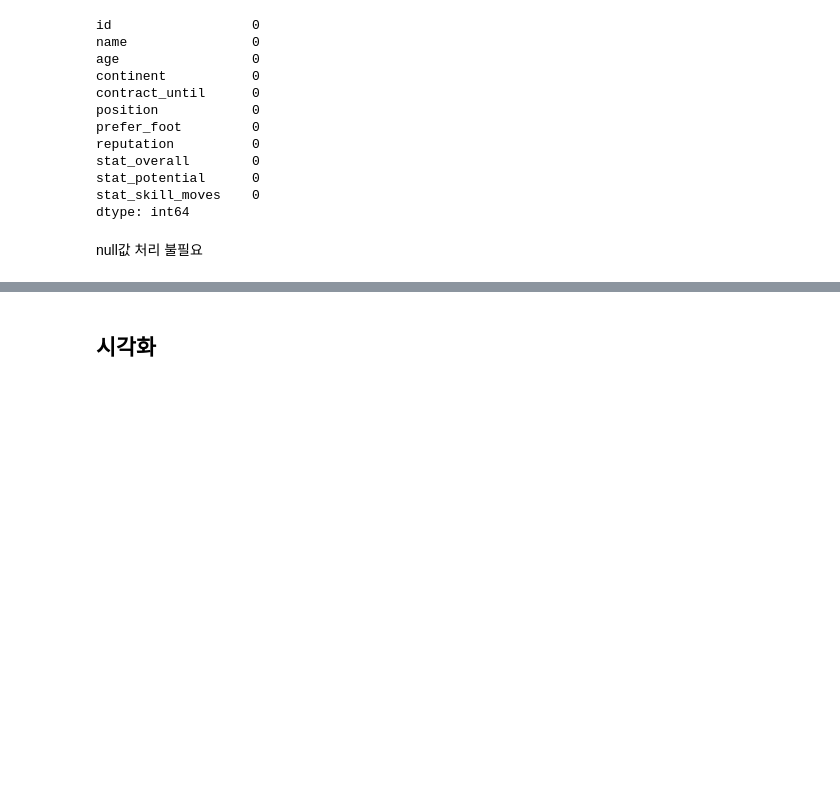
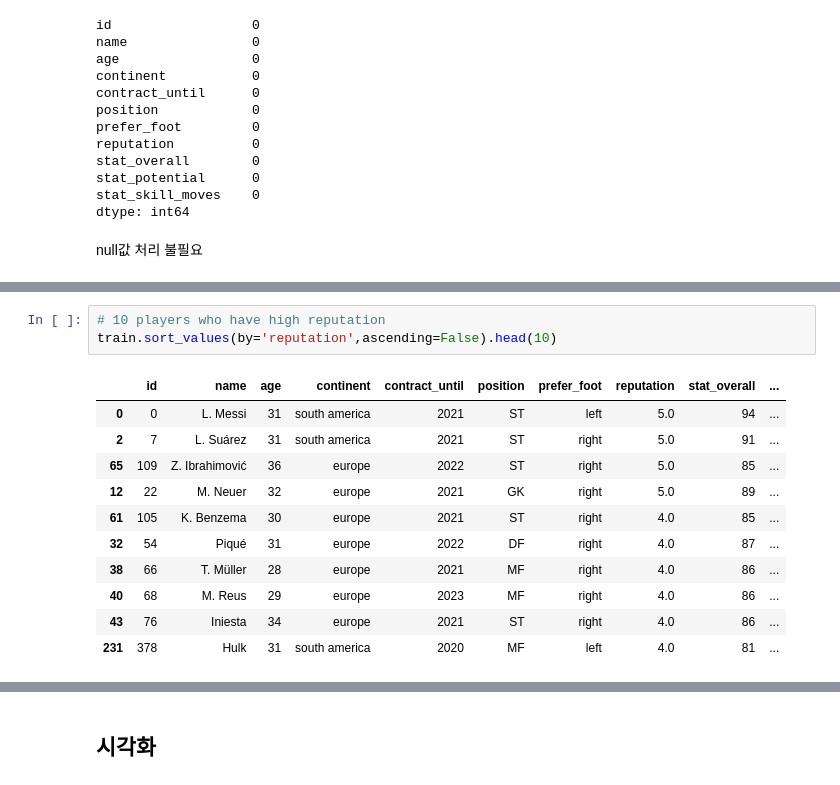
Before and after one commit to Sunnnyyy16/Dacon_study, a Jupyter notebook: FIFA/FIFA_payment.ipynb, the cells around one changed output, grey strips where cells are left out. Saved outputs shown, nothing was run; the diff lists cells and outputs as text; blank space fills up the shorter version.

```diff
--- a/FIFA/FIFA_payment.ipynb
+++ b/FIFA/FIFA_payment.ipynb
@@ -138,0 +154,15 @@ null값 처리 불필요
+# %%
+# 10 players who have high reputation
+train.sort_values(by='reputation',ascending=False).head(10)
+# %% [output]
+|  | id | name | age | continent | contract_until | position | prefer_foot | reputation | stat_overall | ... |
+| 0 | 0 | L. Messi | 31 | south america | 2021 | ST | left | 5.0 | 94 | ... |
+| 2 | 7 | L. Suárez | 31 | south america | 2021 | ST | right | 5.0 | 91 | ... |
+| 65 | 109 | Z. Ibrahimović | 36 | europe | 2022 | ST | right | 5.0 | 85 | ... |
+| 12 | 22 | M. Neuer | 32 | europe | 2021 | GK | right | 5.0 | 89 | ... |
+| 61 | 105 | K. Benzema | 30 | europe | 2021 | ST | right | 4.0 | 85 | ... |
+| 32 | 54 | Piqué | 31 | europe | 2022 | DF | right | 4.0 | 87 | ... |
+| 38 | 66 | T. Müller | 28 | europe | 2021 | MF | right | 4.0 | 86 | ... |
+| 40 | 68 | M. Reus | 29 | europe | 2023 | MF | right | 4.0 | 86 | ... |
+| 43 | 76 | Iniesta | 34 | europe | 2021 | ST | right | 4.0 | 86 | ... |
+| 231 | 378 | Hulk | 31 | south america | 2020 | MF | left | 4.0 | 81 | ... |
```
Also changed, not shown: parts of 8 cells of this notebook.
